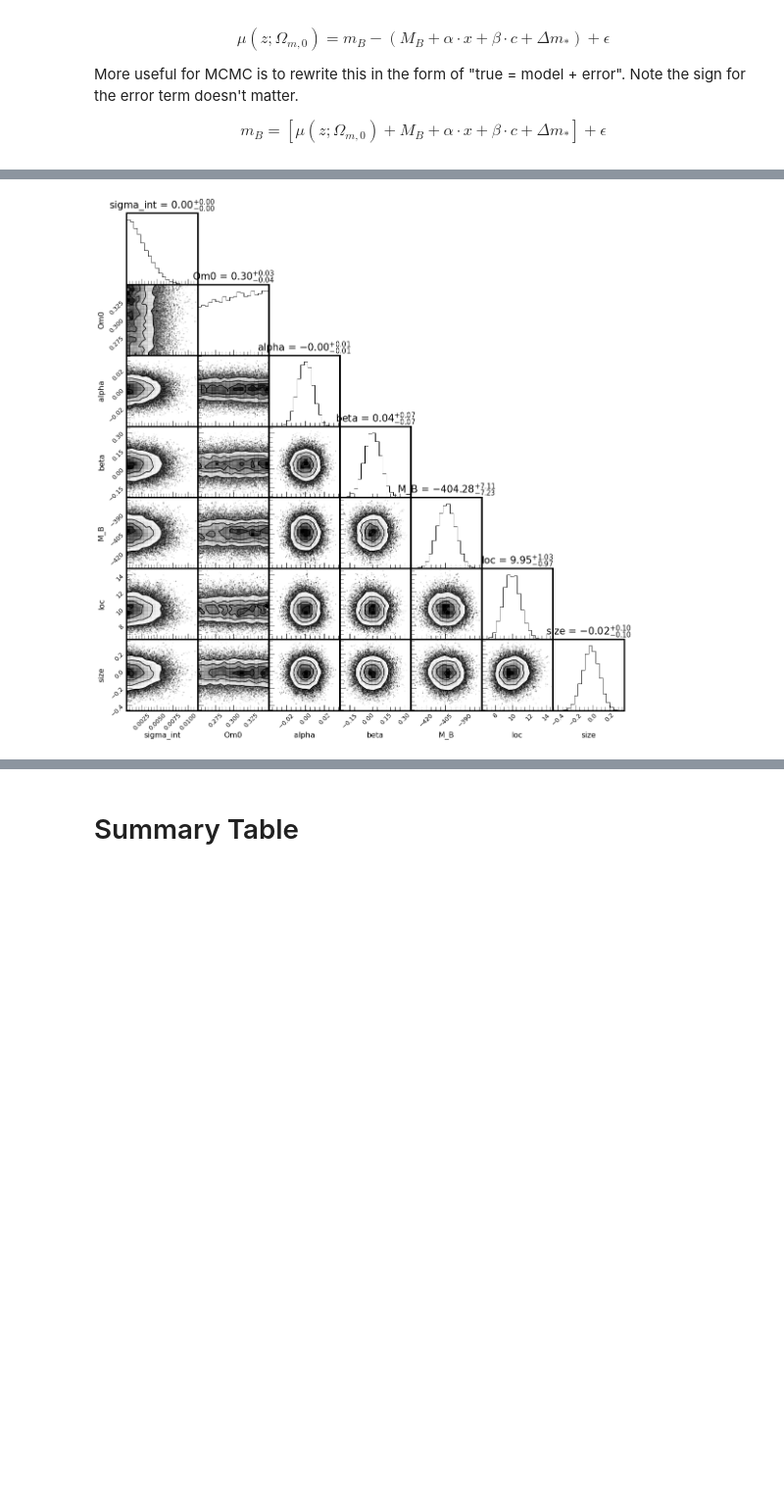
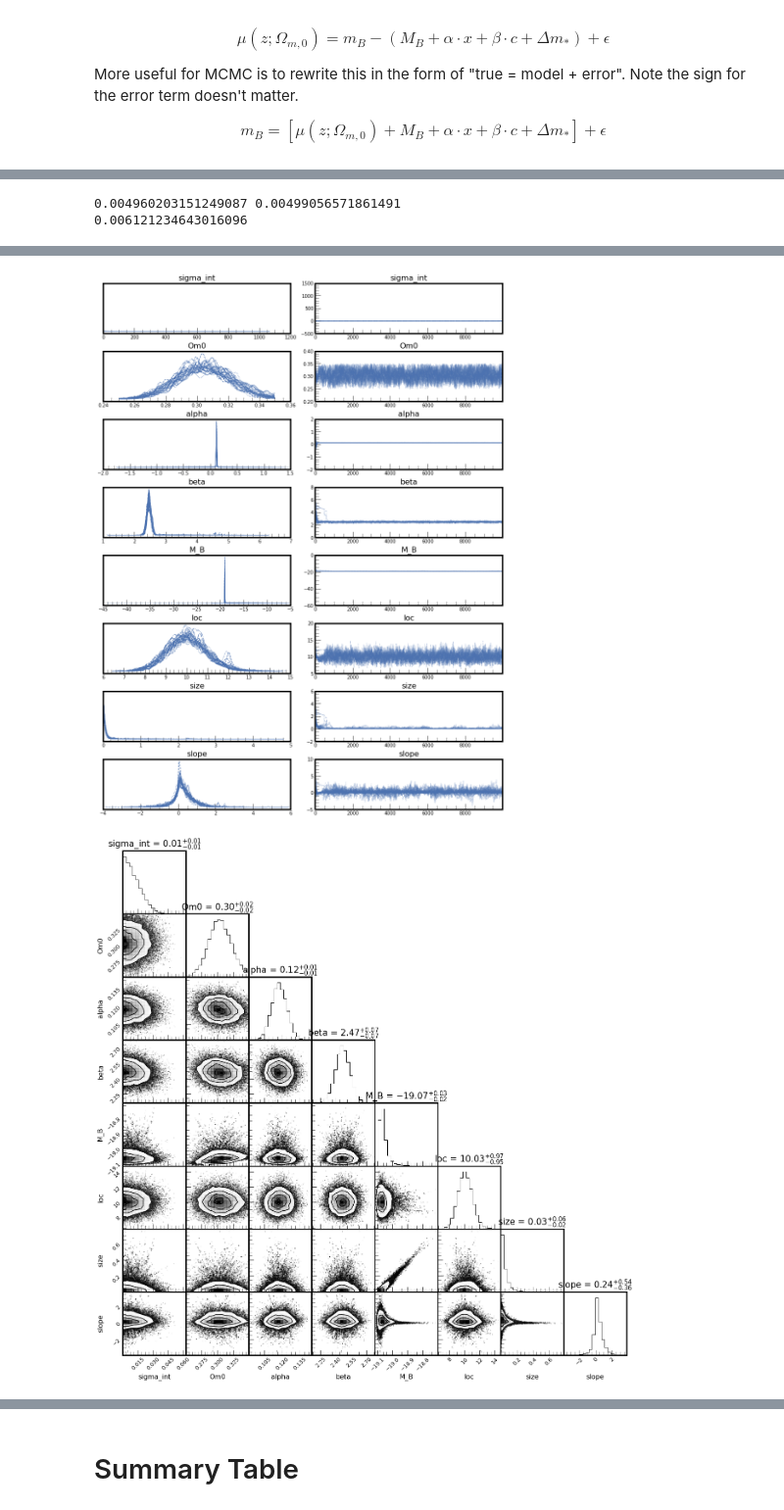
Before and after one commit to ketozhang/research_playground, a Jupyter notebook: hubble_constant_mass_correction/notebook.ipynb, the cells around one changed output, grey strips where cells are left out. Shown at 98% size. Cells and saved outputs as stored; diff of their text form; code cells hidden in the pictures; blank space fills up the shorter version.

```diff
--- a/hubble_constant_mass_correction/notebook.ipynb
+++ b/hubble_constant_mass_correction/notebook.ipynb
@@ -47,6 +36,22 @@ dataloader.get_jla()
-# %%
-r = Results("results/jla-chi2/results_2021-08-08T0525.hd5")
-
-r.plot_corner()
-# %% [output]
-[figure, removed]
+# %%
+from models.mass_corrections import sigmoid, sigmoid_sigma
+
+Xmean, Xerr = 10, 1
+X = st.norm.rvs(loc=Xmean, scale=Xerr, size=100000)
+params = dict(loc=10, size=0.01, slope=100)
+sX = sigmoid(X, **params)
+true_sd = np.std(sX)
+sample_sd = sigmoid_sigma([Xmean], Xerr, **params).mean()
+
+print(true_sd, sample_sd)
+print(np.abs(true_sd - sample_sd) / true_sd)
+# %% [output]
+0.004960203151249087 0.00499056571861491
+0.006121234643016096
+# %%
+data = dataloader.get_jla()
+r = Results("results/jla/sigmoid/results_2021-08-19T2113.hd5", model=Model(H0=70))
+r.plot_trace()
+r.plot_corner()
+r.plot_hr_vs_host_mass(data.query("host_mass > 7"));
+# %% [output]
@@ -52,0 +59,2 @@ r.plot_corner()
+[figure, added]
+[figure, added]
```
Also changed, not shown: parts of 4 cells of this notebook, 6 other files.
